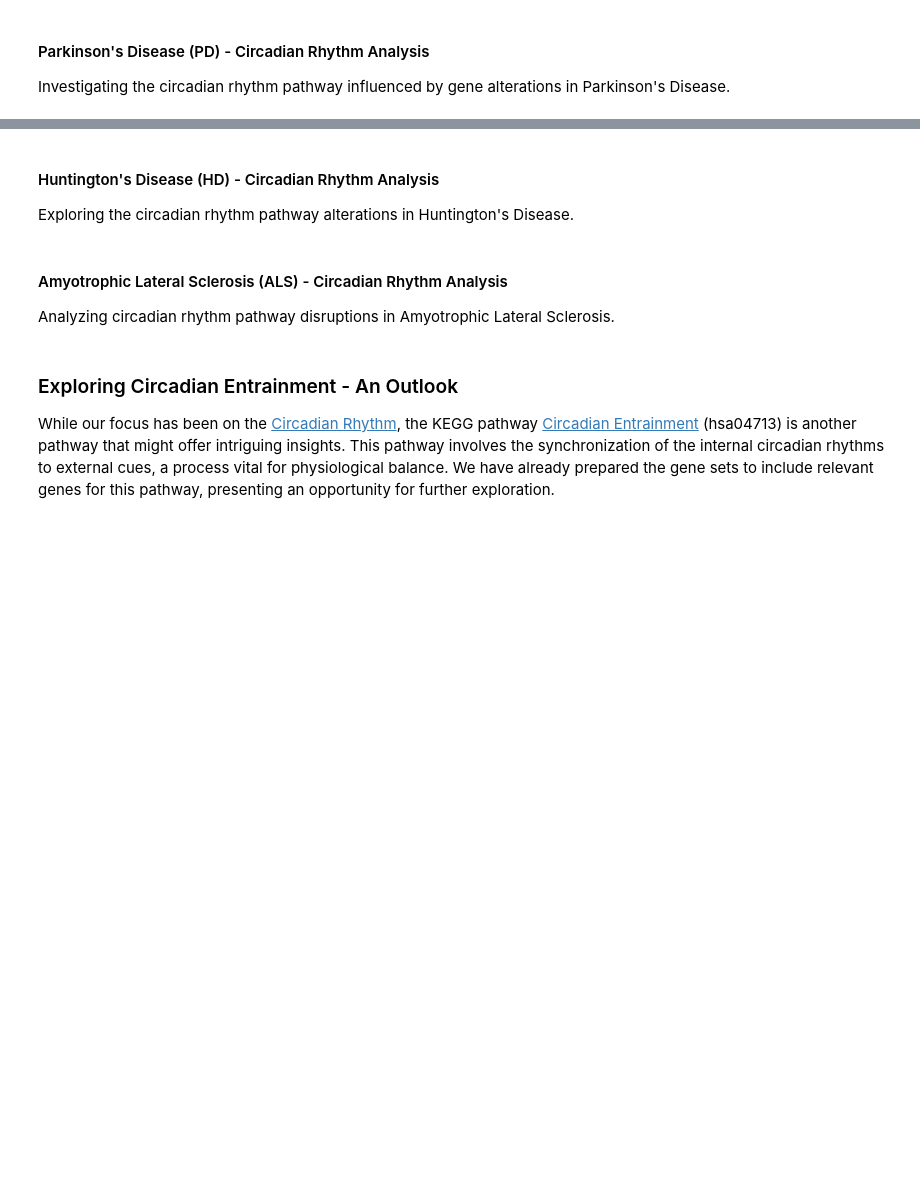
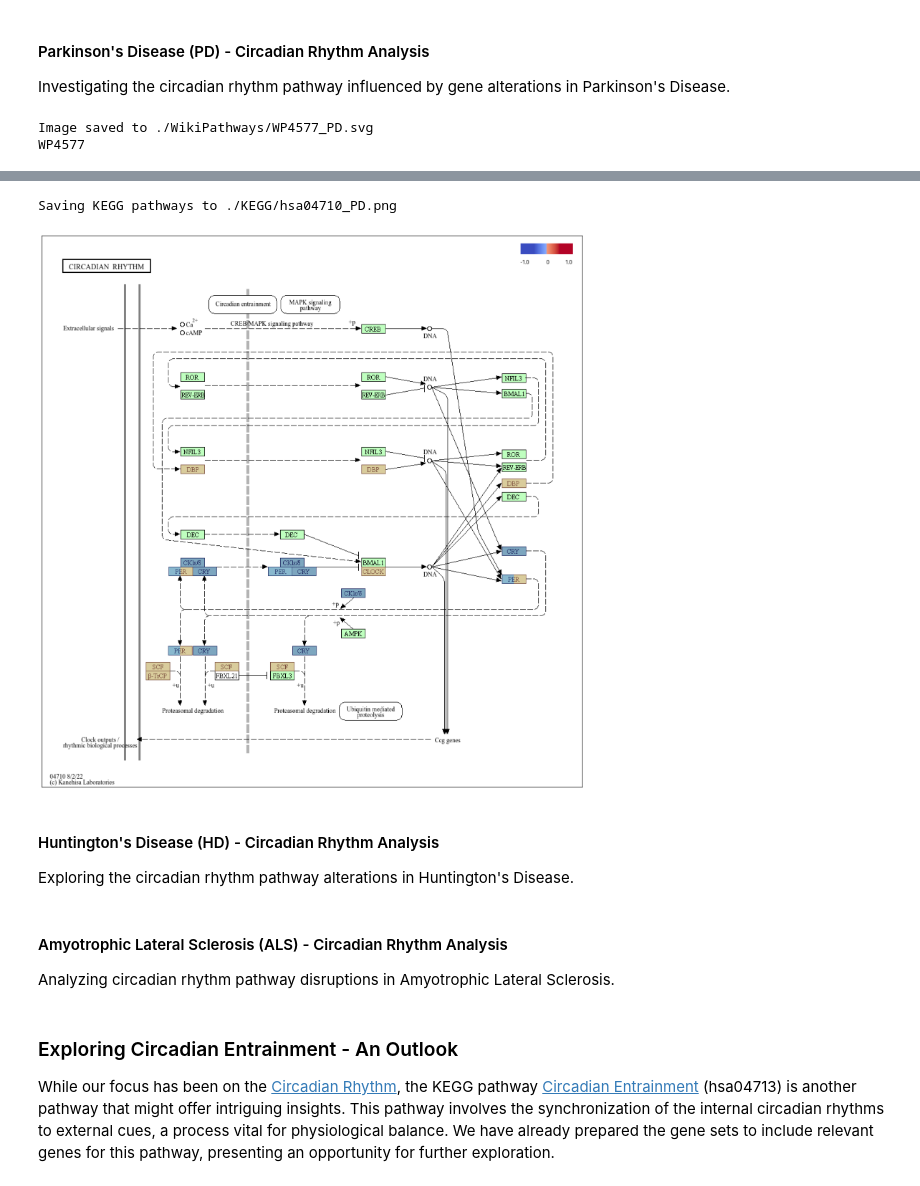
Before and after one commit to NiRuff/biocomet, a Jupyter notebook: UseCases/UseCase2-Circadian_Rhythm_Pathways_in_NDDs.ipynb, the cells around one changed output, grey strips where cells are left out. Saved outputs shown, nothing was run; the diff lists cells and outputs as text; code cells hidden in the pictures; blank space fills up the shorter version.

Commit message:
wikipathways added

```diff
--- a/UseCases/UseCase2-Circadian_Rhythm_Pathways_in_NDDs.ipynb
+++ b/UseCases/UseCase2-Circadian_Rhythm_Pathways_in_NDDs.ipynb
@@ -38,5 +45,11 @@ ndd_reg = NDDs_long_df_DEG[(NDDs_long_df_DEG['NDD'] == NDD)]['MeanRegDir']
 
 gene_reg_dict = dict(zip(ndd_genes, ndd_reg))
 
+# wikipathway for iron accumulation
+visualize_wikipathway(pathway_id='WP4577', gene_reg_dict=gene_reg_dict, suffix='_' + NDD)
+
 # Visualize KEGG pathway for AD
 visualize_KEGG(pathway_id='hsa04710', gene_reg_dict=gene_reg_dict, organism='human', suffix='_' + NDD)
+# %% [output]
+Image saved to ./WikiPathways/WP4577_PD.svg
+WP4577
@@ -43,3 +57,5 @@ visualize_KEGG(pathway_id='hsa04710', gene_reg_dict=gene_reg_dict, organism='hum
+Saving KEGG pathways to ./KEGG/hsa04710_PD.png
+[figure, added]
 # %% [markdown]
 #### Huntington's Disease (HD) - Circadian Rhythm Analysis
 
```
Also changed, not shown: parts of 5 cells of this notebook, 4 other files.
